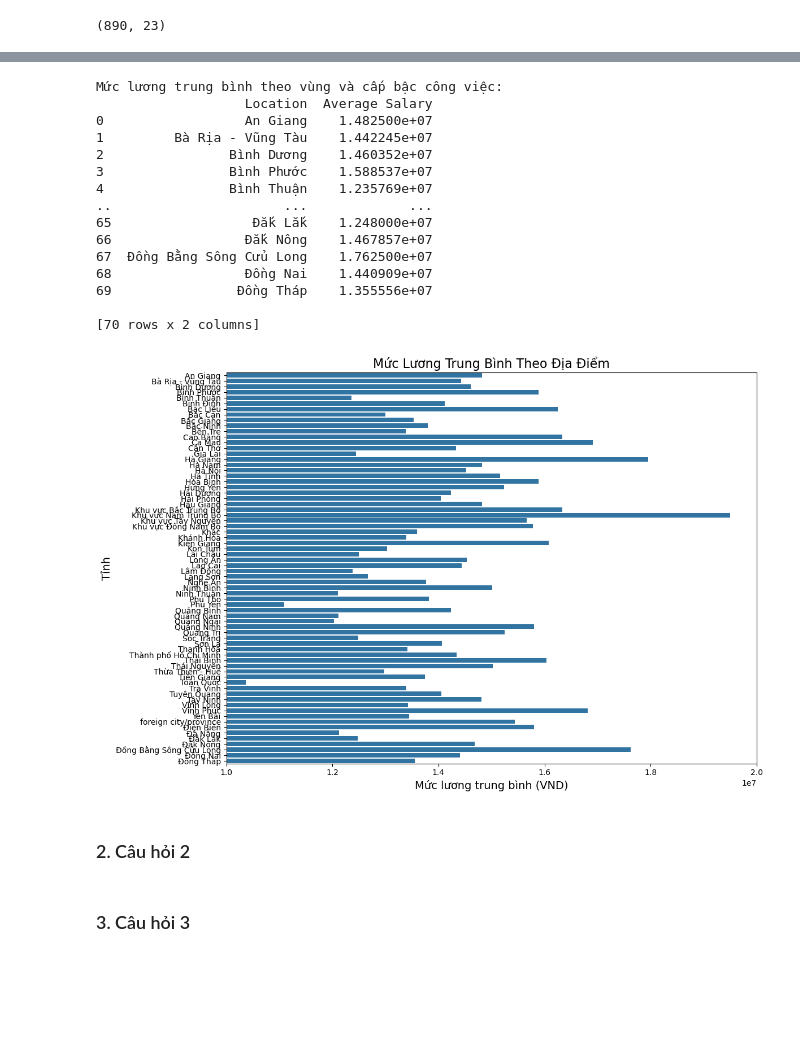
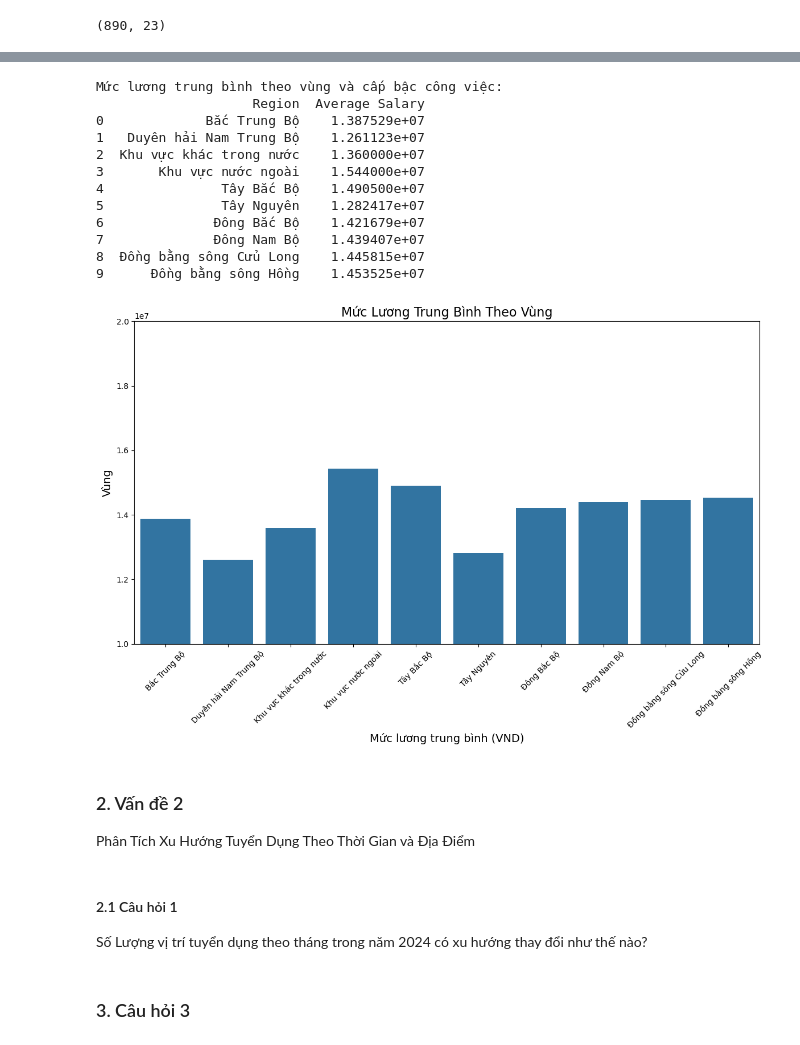
Before and after one commit to Dzivilord/carrerModeling, a Jupyter notebook: ExploringData/VisualizationData.ipynb, the cells around one changed output, grey strips where cells are left out. Saved outputs shown, nothing was run; the diff lists cells and outputs as text; code cells hidden in the pictures; blank space fills up the shorter version.

Commit message:
update_visual

```diff
--- a/ExploringData/VisualizationData.ipynb
+++ b/ExploringData/VisualizationData.ipynb
@@ -179,6 +182,9 @@ Khu vực Nam Trung Bộ        3
 Khu vực Tây Nguyên          3
 Lai Châu                    1
 Name: count, Length: 70, dtype: int64
+# %%
+# Nhận thấy các dòng mang giá trị Toàn Quốc không mang ý nghĩa trong việc phân tích dữ liệu, nên ta sẽ loại bỏ các dòng này
+df = df[df['Location'] != "Toàn Quốc"]
 # %% [markdown]
 ### Việt Nam được chia thành 3 miền và 8 vùng:
 
@@ -463,39 +475,39 @@ Name: Salary, Length: 70, dtype: int64
 # %%
 # Tính toán mức lương trung bình theo Location và Job Level
-avg_salary = df.groupby(['Location'], observed=True)['Salary'].mean().reset_index()
+avg_salary = df.groupby(['Region'], observed=True)['Salary'].mean().reset_index()
 avg_salary.rename(columns={'Salary': 'Average Salary'}, inplace=True)
 print("\nMức lương trung bình theo vùng và cấp bậc công việc:")
 print(avg_salary)
 # %% [output]
 Mức lương trung bình theo vùng và cấp bậc công việc:
-                   Location  Average Salary
-0                  An Giang    1.482500e+07
-1         Bà Rịa - Vũng Tàu    1.442245e+07
-2                Bình Dương    1.460352e+07
-3                Bình Phước    1.588537e+07
-4                Bình Thuận    1.235769e+07
-..                      ...             ...
-65                  Đắk Lắk    1.248000e+07
-66                 Đắk Nông    1.467857e+07
-67  Đồng Bằng Sông Cửu Long    1.762500e+07
-68                 Đồng Nai    1.440909e+07
-69                Đồng Tháp    1.355556e+07
-
-[70 rows x 2 columns]
+                    Region  Average Salary
+0             Bắc Trung Bộ    1.387529e+07
+1   Duyên hải Nam Trung Bộ    1.261123e+07
+2  Khu vực khác trong nước    1.360000e+07
+3       Khu vực nước ngoài    1.544000e+07
+4               Tây Bắc Bộ    1.490500e+07
+5               Tây Nguyên    1.282417e+07
+6              Đông Bắc Bộ    1.421679e+07
+7              Đông Nam Bộ    1.439407e+07
+8  Đồng bằng sông Cửu Long    1.445815e+07
+9      Đồng bằng sông Hồng    1.453525e+07
 # %%
 plt.figure(figsize=(12, 8))
 sns.barplot(
     data=avg_salary,
-    y='Location',
-    x='Average Salary',
+    y='Average Salary',
+    x='Region',
 )
-plt.title('Mức Lương Trung Bình Theo Địa Điểm', fontsize=16)
-plt.ylabel('Tỉnh', fontsize=14)
+plt.title('Mức Lương Trung Bình Theo Vùng', fontsize=16)
+plt.ylabel('Vùng', fontsize=14)
 plt.xlabel('Mức lương trung bình (VND)', fontsize=14)
-plt.xlim(10000000, 20000000)
+plt.xticks(rotation=45)
+plt.ylim(10000000, 20000000)
 plt.tight_layout()
 plt.show()
 # %% [output]
-[figure, old version]
+[figure, new version]
 # %% [markdown]
-### 2. Câu hỏi 2 <a id="ii2"></a>
+### 2. Vấn đề 2 <a id="ii2"></a>
+
+Phân Tích Xu Hướng Tuyển Dụng Theo Thời Gian và Địa Điểm
@@ -502,3 +517,7 @@ plt.show()
+# %% [markdown]
+#### 2.1 Câu hỏi 1 <a id="ii2a"></a>
+
+Số Lượng vị trí tuyển dụng theo tháng trong năm 2024 có xu hướng thay đổi như thế nào?
 # %% [markdown]
 ### 3. Câu hỏi 3 <a id="ii3"></a>
 # %% [markdown]
```
Also changed, not shown: parts of 11 cells of this notebook.
